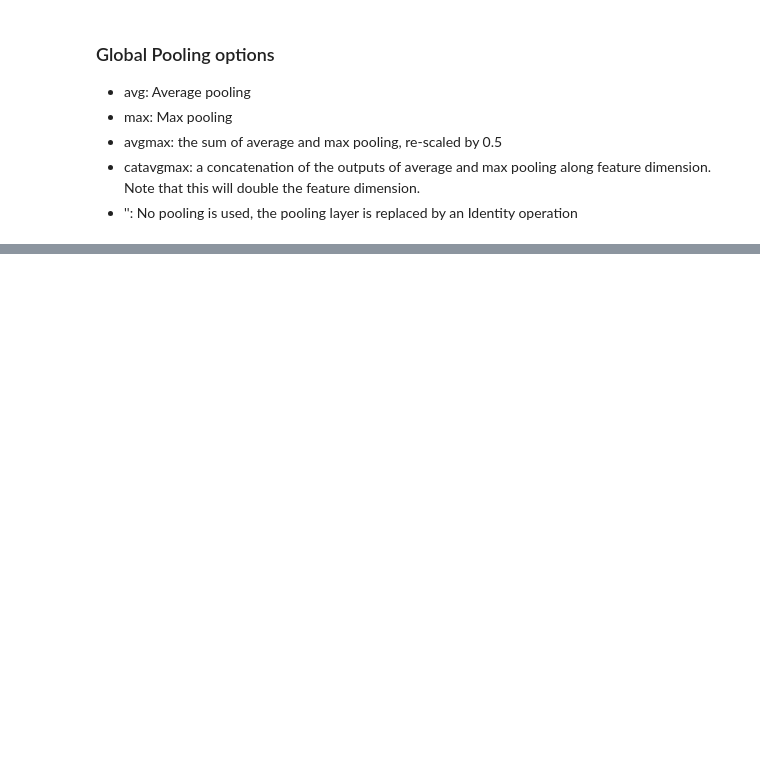
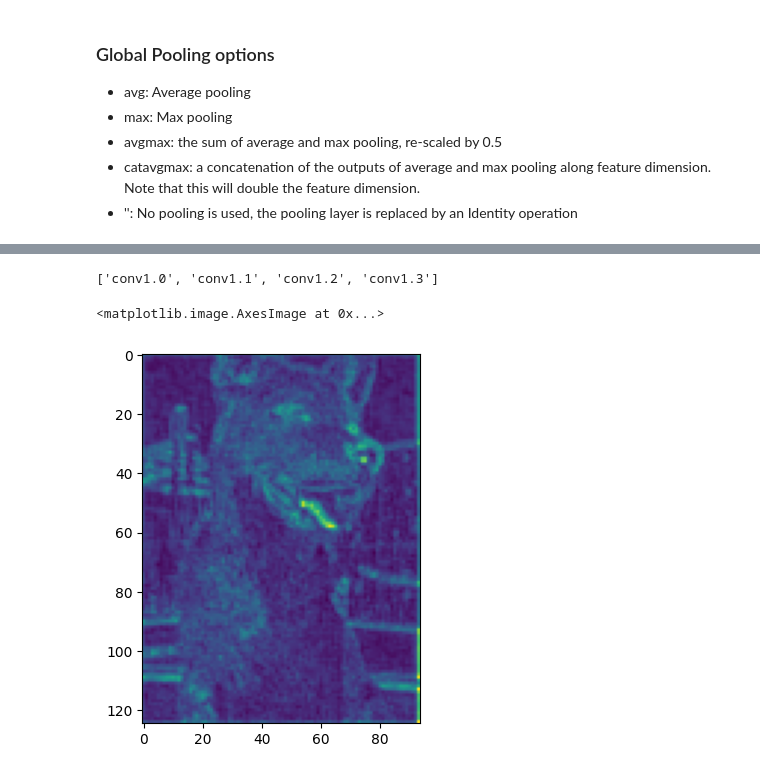
Before and after one commit to NguyenDuyCuong/Learning, a Jupyter notebook: machine-learning/playground/use-timm.ipynb, the cells around one changed output, grey strips where cells are left out. Cells and saved outputs as stored; diff of their text form; code cells hidden in the pictures; blank space fills up the shorter version.

```diff
--- a/machine-learning/playground/use-timm.ipynb
+++ b/machine-learning/playground/use-timm.ipynb
@@ -139,0 +273,16 @@ for pool in pool_types:
+# %%
+model = timm.create_model('resnet50d', pretrained=True, exportable=True)
+nodes, _ = get_graph_node_names(model)
+
+nodes[1:5]
+# %% [output]
+['conv1.0', 'conv1.1', 'conv1.2', 'conv1.3']
+# %%
+features = {'layer1.0.act2': 'out'}
+feature_extractor = create_feature_extractor(model, return_nodes=features)
+
+out = feature_extractor(image)
+plt.imshow(out['out'][0].transpose(0, 2).sum(-1).detach().numpy())
+# %% [output]
+<matplotlib.image.AxesImage at 0x...>
+[figure, added]
```
Also changed, not shown: parts of 25 cells of this notebook.
